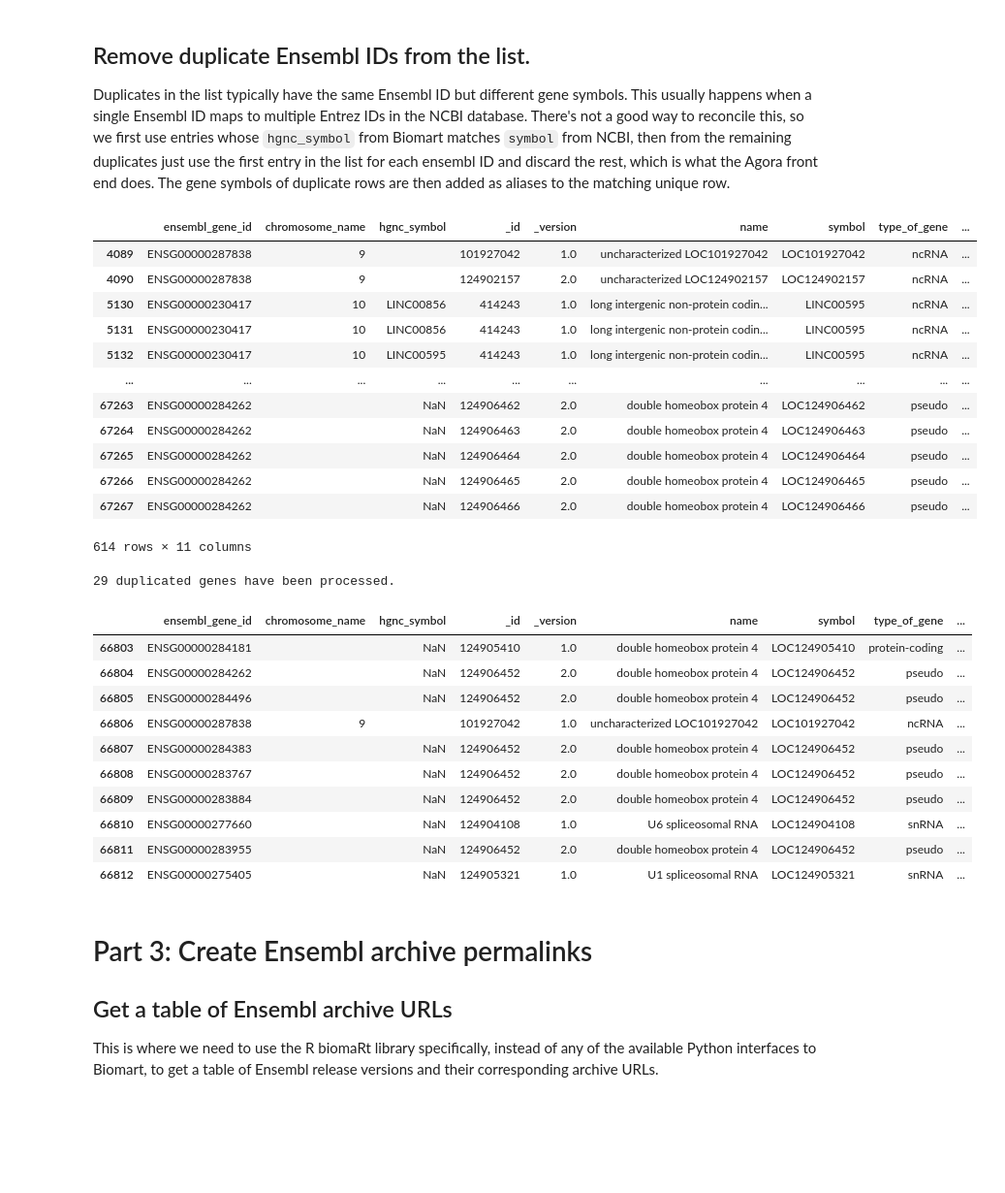
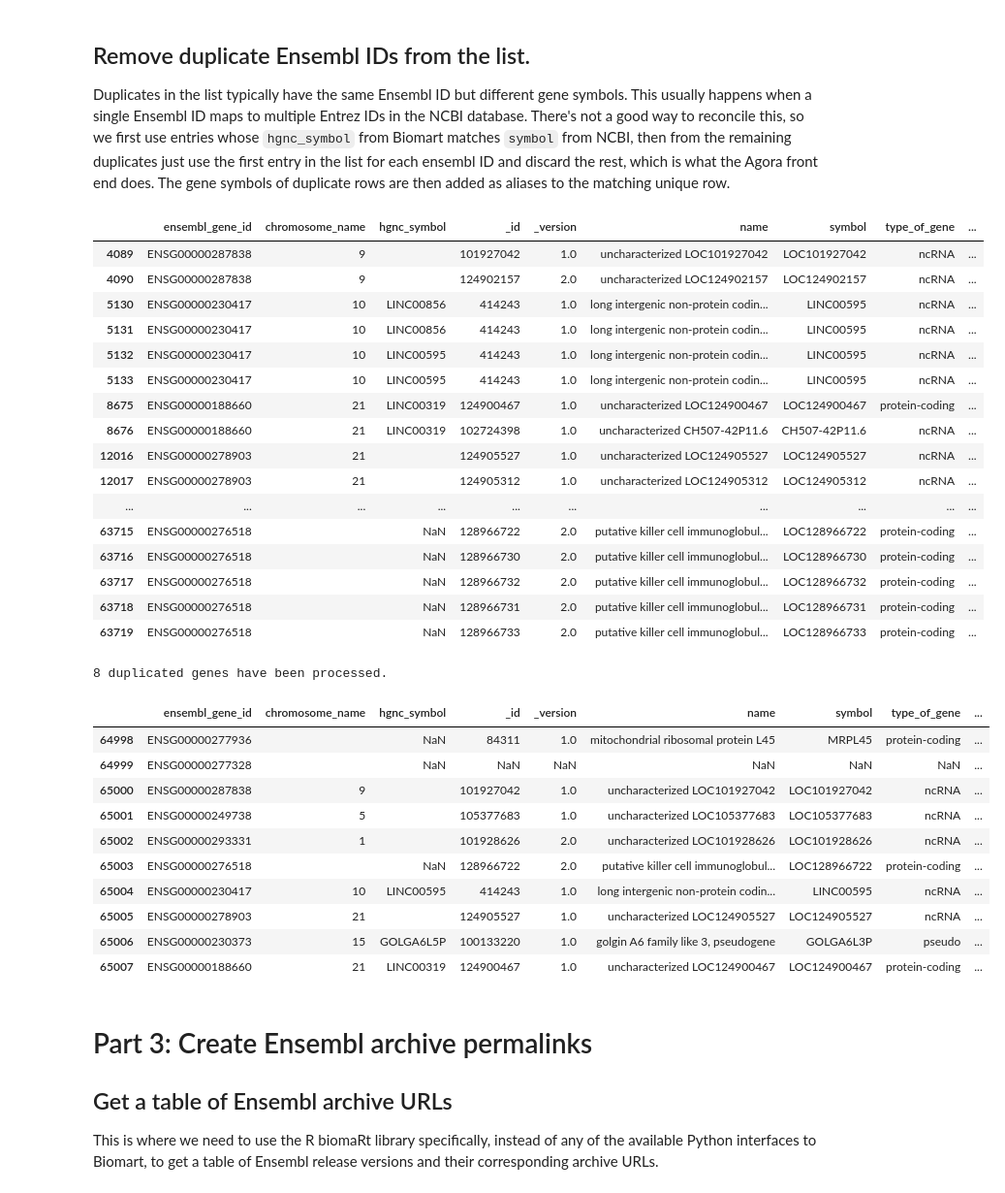
Before and after one commit to Sage-Bionetworks/agora-data-tools, a Jupyter notebook: data_analysis/agora/notebooks/preprocessing/AG-896_Preprocess_Gene_Annotations.ipynb, the cells around one changed output. Shown at 97% size. Saved outputs shown, nothing was run; the diff lists cells and outputs as text; code cells hidden in the pictures; blank space fills up the shorter version.

```diff
--- a/data_analysis/agora/notebooks/preprocessing/AG-896_Preprocess_Gene_Annotations.ipynb
+++ b/data_analysis/agora/notebooks/preprocessing/AG-896_Preprocess_Gene_Annotations.ipynb
@@ -169,7 +168,8 @@ files
 # %% [markdown]
 ### We should now have a list of all raw data files ingested. Get each one and add its Ensembl IDs to the gene list.
 # %%
-syn = utils._login_to_synapse(token=None)  # Assumes you have already logged in with a valid token
+# Assumes you have already logged in with a valid token
+syn = utils._login_to_synapse(token=None)
 
 # The various column names used to store Ensembl IDs in the files
 col_names = ["ENSG", "ensembl_gene_id", "GeneID", "ensembl_id"]
@@ -190,6 +190,14 @@ for file in files.keys():
             df[["geneA_ensembl_gene_id", "geneB_ensembl_gene_id"]]
         )["value"]
 
+    # genes_biodomains is a special case -- the ensembl_id field has some semicolon-separated lists in it
+    if file == "genes_biodomains":
+        df = df[["Biodomain", "ensembl_id"]].drop_duplicates().dropna()
+        df = utils.split_delimited_field_to_multiple_rows(
+            df=df, split_field="ensembl_id", delim=";"
+        )
+        file_ensembl_ids = df["ensembl_id"].drop_duplicates()
+
     if file_ensembl_ids is not None:
         file_ensembl_list = file_ensembl_list + file_ensembl_ids.tolist()
         if "n/A" in file_ensembl_ids.tolist():
@@ -360,16 +358,20 @@ all_duplicated
 | 5130 | ENSG00000230417 | 10 | LINC00856 | 414243 | 1.0 | long intergenic non-protein codin... | LINC00595 | ncRNA | ... |
 | 5131 | ENSG00000230417 | 10 | LINC00856 | 414243 | 1.0 | long intergenic non-protein codin... | LINC00595 | ncRNA | ... |
 | 5132 | ENSG00000230417 | 10 | LINC00595 | 414243 | 1.0 | long intergenic non-protein codin... | LINC00595 | ncRNA | ... |
+| 5133 | ENSG00000230417 | 10 | LINC00595 | 414243 | 1.0 | long intergenic non-protein codin... | LINC00595 | ncRNA | ... |
+| 8675 | ENSG00000188660 | 21 | LINC00319 | 124900467 | 1.0 | uncharacterized LOC124900467 | LOC124900467 | protein-coding | ... |
+| 8676 | ENSG00000188660 | 21 | LINC00319 | 102724398 | 1.0 | uncharacterized CH507-42P11.6 | CH507-42P11.6 | ncRNA | ... |
+| 12016 | ENSG00000278903 | 21 |  | 124905527 | 1.0 | uncharacterized LOC124905527 | LOC124905527 | ncRNA | ... |
+| 12017 | ENSG00000278903 | 21 |  | 124905312 | 1.0 | uncharacterized LOC124905312 | LOC124905312 | ncRNA | ... |
 | ... | ... | ... | ... | ... | ... | ... | ... | ... | ... |
-| 67263 | ENSG00000284262 |  | NaN | 124906462 | 2.0 | double homeobox protein 4 | LOC124906462 | pseudo | ... |
-| 67264 | ENSG00000284262 |  | NaN | 124906463 | 2.0 | double homeobox protein 4 | LOC124906463 | pseudo | ... |
-| 67265 | ENSG00000284262 |  | NaN | 124906464 | 2.0 | double homeobox protein 4 | LOC124906464 | pseudo | ... |
-| 67266 | ENSG00000284262 |  | NaN | 124906465 | 2.0 | double homeobox protein 4 | LOC124906465 | pseudo | ... |
-| 67267 | ENSG00000284262 |  | NaN | 124906466 | 2.0 | double homeobox protein 4 | LOC124906466 | pseudo | ... |
+| 63715 | ENSG00000276518 |  | NaN | 128966722 | 2.0 | putative killer cell immunoglobul... | LOC128966722 | protein-coding | ... |
+| 63716 | ENSG00000276518 |  | NaN | 128966730 | 2.0 | putative killer cell immunoglobul... | LOC128966730 | protein-coding | ... |
+| 63717 | ENSG00000276518 |  | NaN | 128966732 | 2.0 | putative killer cell immunoglobul... | LOC128966732 | protein-coding | ... |
+| 63718 | ENSG00000276518 |  | NaN | 128966731 | 2.0 | putative killer cell immunoglobul... | LOC128966731 | protein-coding | ... |
+| 63719 | ENSG00000276518 |  | NaN | 128966733 | 2.0 | putative killer cell immunoglobul... | LOC128966733 | protein-coding | ... |
-614 rows × 11 columns
 # %%
 non_dupes = set(gene_table_merged.index) - set(all_duplicated.index)
-keep_df = gene_table_merged.loc[non_dupes].copy(deep=True)
+keep_df = gene_table_merged.loc[list(non_dupes)].copy(deep=True)
 
 # For each duplicated Ensembl ID, collapse to 1 row and append that row to keep_df
 for ens_id in set(all_duplicated["ensembl_gene_id"]):
@@ -381,45 +383,45 @@ for ens_id in set(all_duplicated["ensembl_gene_id"]):
     # If there is a single entry with a matching symbol from NCBI, use that row and ignore the others
     if sum(matches) == 1:
         keep_df = keep_df.append(group.loc[matches], ignore_index=True)
     # Multiple or no matching symbols, save the first entry in the list and add the other rows as aliases
     else:
         # For multiple matching symbols, discard non-matching entries and continue
         if sum(matches) > 1:
             group = group.loc[matches]
 
         # Add all duplicate symbols and their aliases to the alias field of the first entry
         for row in group.index[1:]:
             group.at[group.index[0], "alias"].append(group["symbol"][row])
             if len(group.at[row, "alias"]) > 0:
                 group.at[group.index[0], "alias"] = (
                     group.at[group.index[0], "alias"] + group["alias"][row]
                 )
 
         # Make sure we didn't add duplicate aliases
         group.at[group.index[0], "alias"] = list(set(group.at[group.index[0], "alias"]))
 
         # Keep the first row only, which now has all the aliases
-        keep_df = keep_df.append(group.iloc[0], ignore_index=True)
+        keep_df = pd.concat([keep_df, group.iloc[0].to_frame().T], ignore_index=True)
 
 print(
     str(len(all_duplicated.drop_duplicates("ensembl_gene_id")))
     + " duplicated genes have been processed."
 )
 gene_table_merged = keep_df.reset_index(drop=True)
 gene_table_merged.tail(n=10)
 # %% [output]
-29 duplicated genes have been processed.
+8 duplicated genes have been processed.
 |  | ensembl_gene_id | chromosome_name | hgnc_symbol | _id | _version | name | symbol | type_of_gene | ... |
-| 66803 | ENSG00000284181 |  | NaN | 124905410 | 1.0 | double homeobox protein 4 | LOC124905410 | protein-coding | ... |
-| 66804 | ENSG00000284262 |  | NaN | 124906452 | 2.0 | double homeobox protein 4 | LOC124906452 | pseudo | ... |
-| 66805 | ENSG00000284496 |  | NaN | 124906452 | 2.0 | double homeobox protein 4 | LOC124906452 | pseudo | ... |
-| 66806 | ENSG00000287838 | 9 |  | 101927042 | 1.0 | uncharacterized LOC101927042 | LOC101927042 | ncRNA | ... |
-| 66807 | ENSG00000284383 |  | NaN | 124906452 | 2.0 | double homeobox protein 4 | LOC124906452 | pseudo | ... |
-| 66808 | ENSG00000283767 |  | NaN | 124906452 | 2.0 | double homeobox protein 4 | LOC124906452 | pseudo | ... |
-| 66809 | ENSG00000283884 |  | NaN | 124906452 | 2.0 | double homeobox protein 4 | LOC124906452 | pseudo | ... |
-| 66810 | ENSG00000277660 |  | NaN | 124904108 | 1.0 | U6 spliceosomal RNA | LOC124904108 | snRNA | ... |
-| 66811 | ENSG00000283955 |  | NaN | 124906452 | 2.0 | double homeobox protein 4 | LOC124906452 | pseudo | ... |
-| 66812 | ENSG00000275405 |  | NaN | 124905321 | 1.0 | U1 spliceosomal RNA | LOC124905321 | snRNA | ... |
+| 64998 | ENSG00000277936 |  | NaN | 84311 | 1.0 | mitochondrial ribosomal protein L45 | MRPL45 | protein-coding | ... |
+| 64999 | ENSG00000277328 |  | NaN | NaN | NaN | NaN | NaN | NaN | ... |
+| 65000 | ENSG00000287838 | 9 |  | 101927042 | 1.0 | uncharacterized LOC101927042 | LOC101927042 | ncRNA | ... |
+| 65001 | ENSG00000249738 | 5 |  | 105377683 | 1.0 | uncharacterized LOC105377683 | LOC105377683 | ncRNA | ... |
+| 65002 | ENSG00000293331 | 1 |  | 101928626 | 2.0 | uncharacterized LOC101928626 | LOC101928626 | ncRNA | ... |
+| 65003 | ENSG00000276518 |  | NaN | 128966722 | 2.0 | putative killer cell immunoglobul... | LOC128966722 | protein-coding | ... |
+| 65004 | ENSG00000230417 | 10 | LINC00595 | 414243 | 1.0 | long intergenic non-protein codin... | LINC00595 | ncRNA | ... |
+| 65005 | ENSG00000278903 | 21 |  | 124905527 | 1.0 | uncharacterized LOC124905527 | LOC124905527 | ncRNA | ... |
+| 65006 | ENSG00000230373 | 15 | GOLGA6L5P | 100133220 | 1.0 | golgin A6 family like 3, pseudogene | GOLGA6L3P | pseudo | ... |
+| 65007 | ENSG00000188660 | 21 | LINC00319 | 124900467 | 1.0 | uncharacterized LOC124900467 | LOC124900467 | protein-coding | ... |
 # %% [markdown]
 # Part 3: Create Ensembl archive permalinks
 
```
Also changed, not shown: parts of 16 cells of this notebook, 2 other files.
